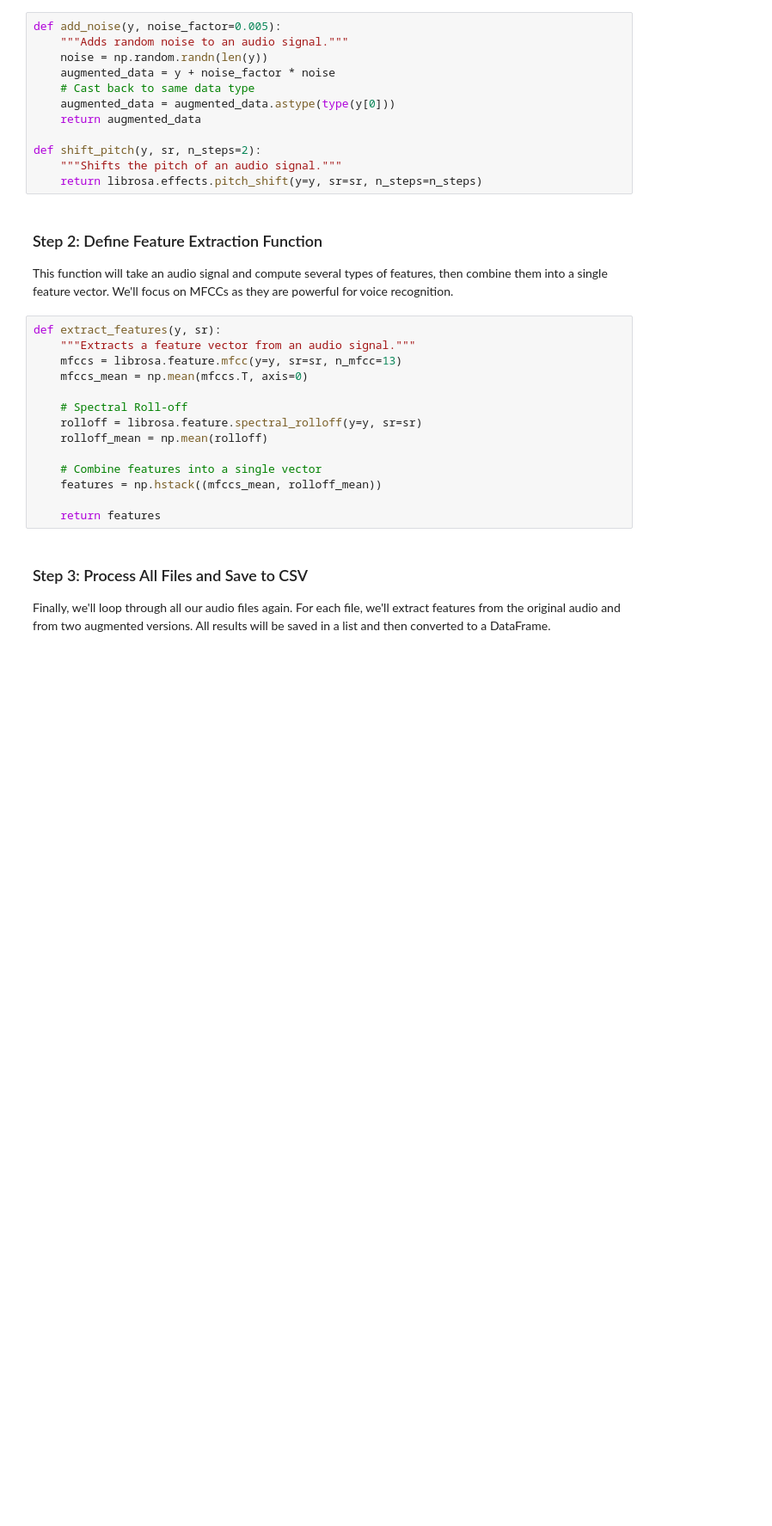
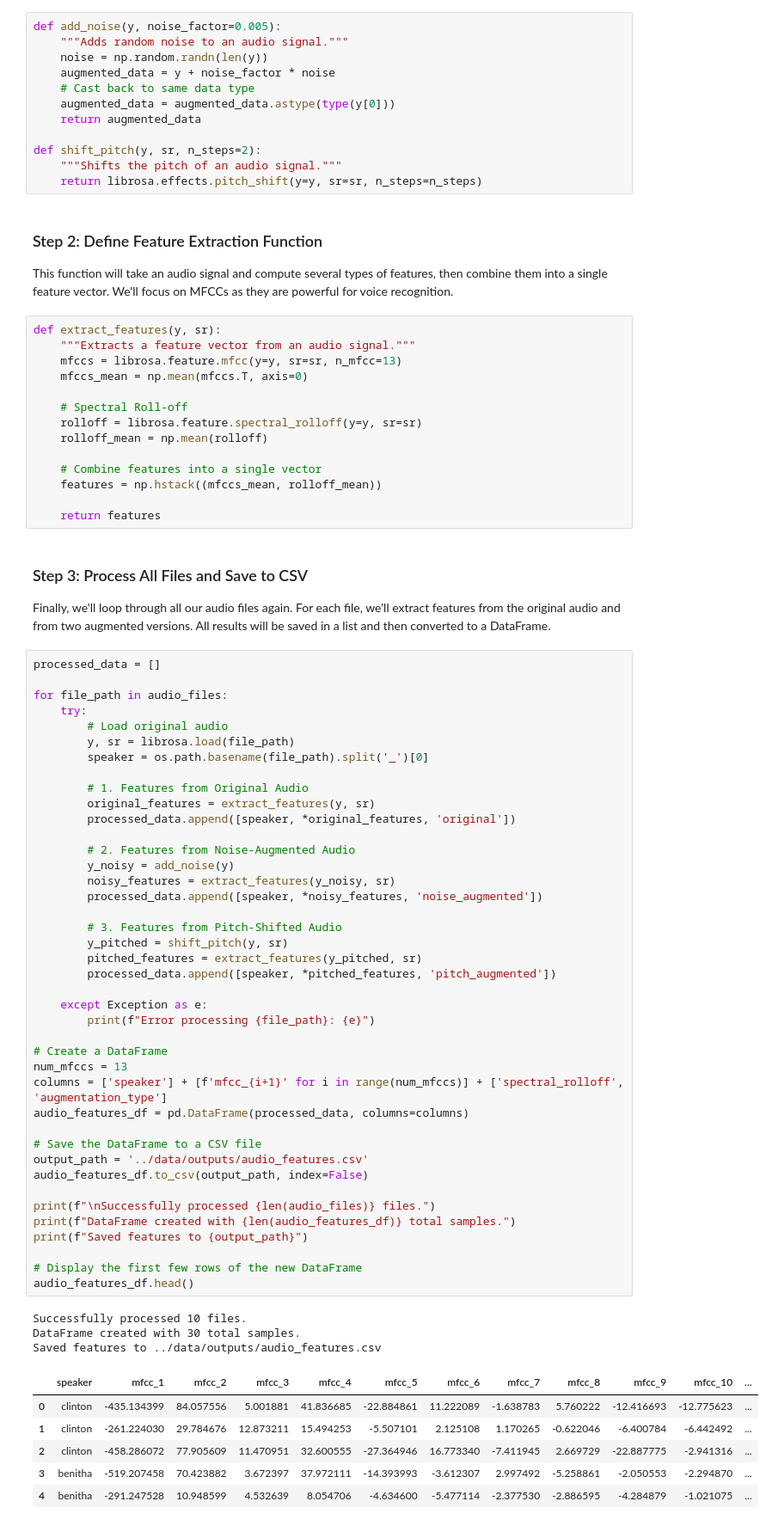
Before and after one commit to Christianib003/rekomai, a Jupyter notebook: notebooks/01_Data_Processing.ipynb, the cells around one changed output. Shown at 86% size. Saved outputs shown, nothing was run; the diff lists cells and outputs as text; blank space fills up the shorter version.

Commit message:
process and save audio features

```diff
--- a/notebooks/01_Data_Processing.ipynb
+++ b/notebooks/01_Data_Processing.ipynb
@@ -124,3 +123,54 @@ def extract_features(y, sr):
 ### Step 3: Process All Files and Save to CSV
 
 Finally, we'll loop through all our audio files again. For each file, we'll extract features from the original audio and from two augmented versions. All results will be saved in a list and then converted to a DataFrame.
+# %%
+processed_data = []
+
+for file_path in audio_files:
+    try:
+        # Load original audio
+        y, sr = librosa.load(file_path)
+        speaker = os.path.basename(file_path).split('_')[0]
+
+        # 1. Features from Original Audio
+        original_features = extract_features(y, sr)
+        processed_data.append([speaker, *original_features, 'original'])
+
+        # 2. Features from Noise-Augmented Audio
+        y_noisy = add_noise(y)
+        noisy_features = extract_features(y_noisy, sr)
+        processed_data.append([speaker, *noisy_features, 'noise_augmented'])
+
+        # 3. Features from Pitch-Shifted Audio
+        y_pitched = shift_pitch(y, sr)
+        pitched_features = extract_features(y_pitched, sr)
+        processed_data.append([speaker, *pitched_features, 'pitch_augmented'])
+
+    except Exception as e:
+        print(f"Error processing {file_path}: {e}")
+
+# Create a DataFrame
+num_mfccs = 13
+columns = ['speaker'] + [f'mfcc_{i+1}' for i in range(num_mfccs)] + ['spectral_rolloff', 'augmentation_type']
+audio_features_df = pd.DataFrame(processed_data, columns=columns)
+
+# Save the DataFrame to a CSV file
+output_path = '../data/outputs/audio_features.csv'
+audio_features_df.to_csv(output_path, index=False)
+
+print(f"\nSuccessfully processed {len(audio_files)} files.")
+print(f"DataFrame created with {len(audio_features_df)} total samples.")
+print(f"Saved features to {output_path}")
+
+# Display the first few rows of the new DataFrame
+audio_features_df.head()
+# %% [output]
+Successfully processed 10 files.
+DataFrame created with 30 total samples.
+Saved features to ../data/outputs/audio_features.csv
+|  | speaker | mfcc_1 | mfcc_2 | mfcc_3 | mfcc_4 | mfcc_5 | mfcc_6 | mfcc_7 | mfcc_8 | mfcc_9 | mfcc_10 | ... |
+| 0 | clinton | -435.134399 | 84.057556 | 5.001881 | 41.836685 | -22.884861 | 11.222089 | -1.638783 | 5.760222 | -12.416693 | -12.775623 | ... |
+| 1 | clinton | -261.224030 | 29.784676 | 12.873211 | 15.494253 | -5.507101 | 2.125108 | 1.170265 | -0.622046 | -6.400784 | -6.442492 | ... |
+| 2 | clinton | -458.286072 | 77.905609 | 11.470951 | 32.600555 | -27.364946 | 16.773340 | -7.411945 | 2.669729 | -22.887775 | -2.941316 | ... |
+| 3 | benitha | -519.207458 | 70.423882 | 3.672397 | 37.972111 | -14.393993 | -3.612307 | 2.997492 | -5.258861 | -2.050553 | -2.294870 | ... |
+| 4 | benitha | -291.247528 | 10.948599 | 4.532639 | 8.054706 | -4.634600 | -5.477114 | -2.377530 | -2.886595 | -4.284879 | -1.021075 | ... |
```
Also changed, not shown: parts of 1 cell of this notebook, 1 other file.
